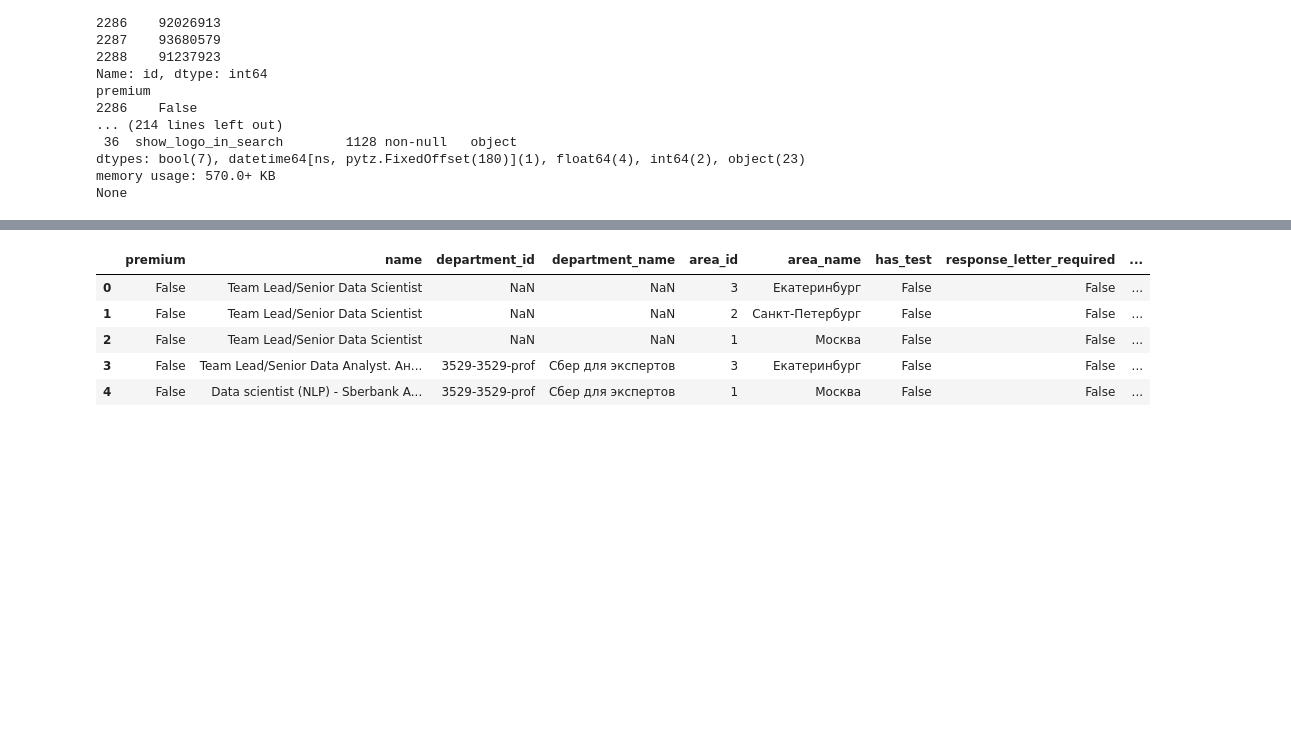
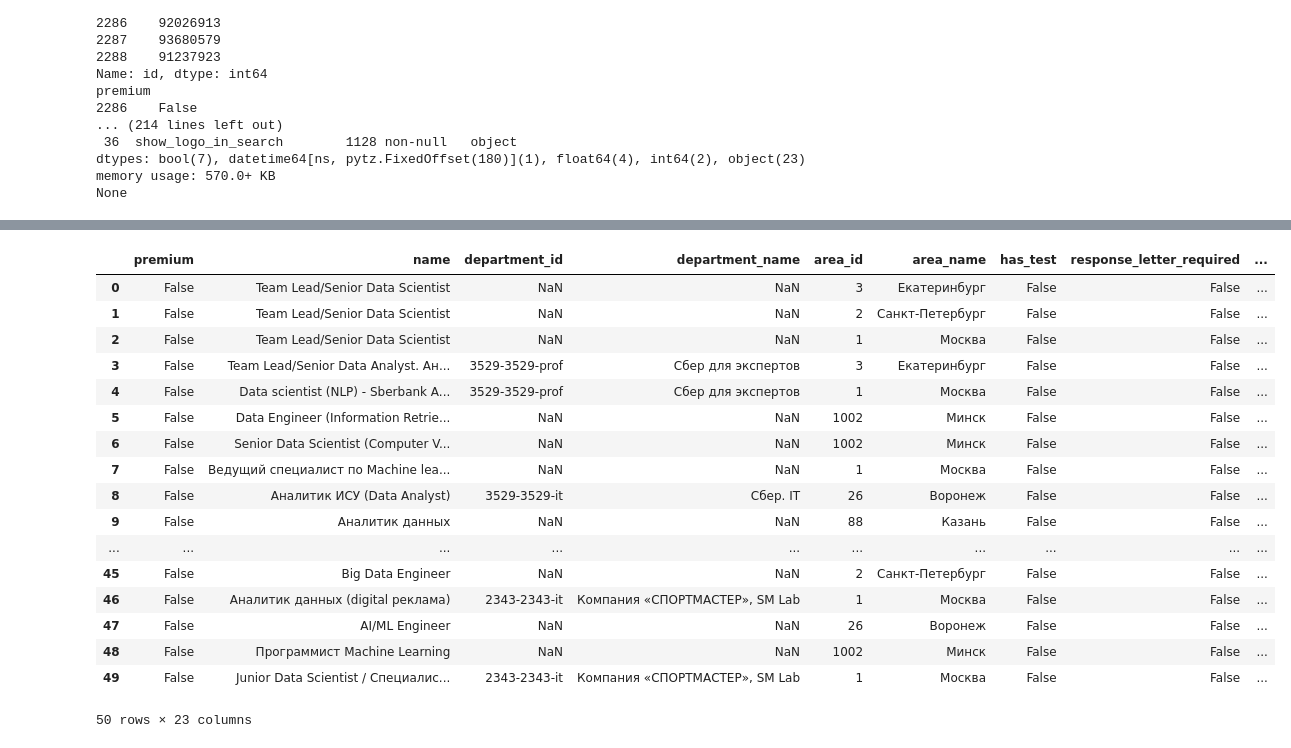
Before and after one commit to sashhhaka/HH-VacancyAnalysis, a Jupyter notebook: initial_preprocessing.ipynb, the cells around one changed output, grey strips where cells are left out. Drawn from its saved outputs; the diff is of its cells as text; code cells hidden in the pictures; blank space fills up the shorter version.

```diff
--- a/initial_preprocessing.ipynb
+++ b/initial_preprocessing.ipynb
@@ -339,11 +363,23 @@ adjusted_2024.to_csv('data/adjusted_vacancies_2024.csv', index=False)
 adjusted_2020 = pd.read_csv('data/adjusted_vacancies_2020.csv')
 adjusted_2024 = pd.read_csv('data/adjusted_vacancies_2024.csv')
 # %%
-adjusted_2020.head()
+adjusted_2020.head(50)
 # %% [output]
 |  | premium | name | department_id | department_name | area_id | area_name | has_test | response_letter_required | ... |
 | 0 | False | Team Lead/Senior Data Scientist | NaN | NaN | 3 | Екатеринбург | False | False | ... |
 | 1 | False | Team Lead/Senior Data Scientist | NaN | NaN | 2 | Санкт-Петербург | False | False | ... |
 | 2 | False | Team Lead/Senior Data Scientist | NaN | NaN | 1 | Москва | False | False | ... |
 | 3 | False | Team Lead/Senior Data Analyst. Ан... | 3529-3529-prof | Сбер для экспертов | 3 | Екатеринбург | False | False | ... |
 | 4 | False | Data scientist (NLP) - Sberbank A... | 3529-3529-prof | Сбер для экспертов | 1 | Москва | False | False | ... |
+| 5 | False | Data Engineer (Information Retrie... | NaN | NaN | 1002 | Минск | False | False | ... |
+| 6 | False | Senior Data Scientist (Computer V... | NaN | NaN | 1002 | Минск | False | False | ... |
+| 7 | False | Ведущий специалист по Machine lea... | NaN | NaN | 1 | Москва | False | False | ... |
+| 8 | False | Аналитик ИСУ (Data Analyst) | 3529-3529-it | Сбер. IT | 26 | Воронеж | False | False | ... |
+| 9 | False | Аналитик данных | NaN | NaN | 88 | Казань | False | False | ... |
+| ... | ... | ... | ... | ... | ... | ... | ... | ... | ... |
+| 45 | False | Big Data Engineer | NaN | NaN | 2 | Санкт-Петербург | False | False | ... |
+| 46 | False | Аналитик данных (digital реклама) | 2343-2343-it | Компания «СПОРТМАСТЕР», SM Lab | 1 | Москва | False | False | ... |
+| 47 | False | AI/ML Engineer | NaN | NaN | 26 | Воронеж | False | False | ... |
+| 48 | False | Программист Machine Learning | NaN | NaN | 1002 | Минск | False | False | ... |
+| 49 | False | Junior Data Scientist / Специалис... | 2343-2343-it | Компания «СПОРТМАСТЕР», SM Lab | 1 | Москва | False | False | ... |
+50 rows × 23 columns
```
Also changed, not shown: parts of 5 cells of this notebook, 1 other file.
